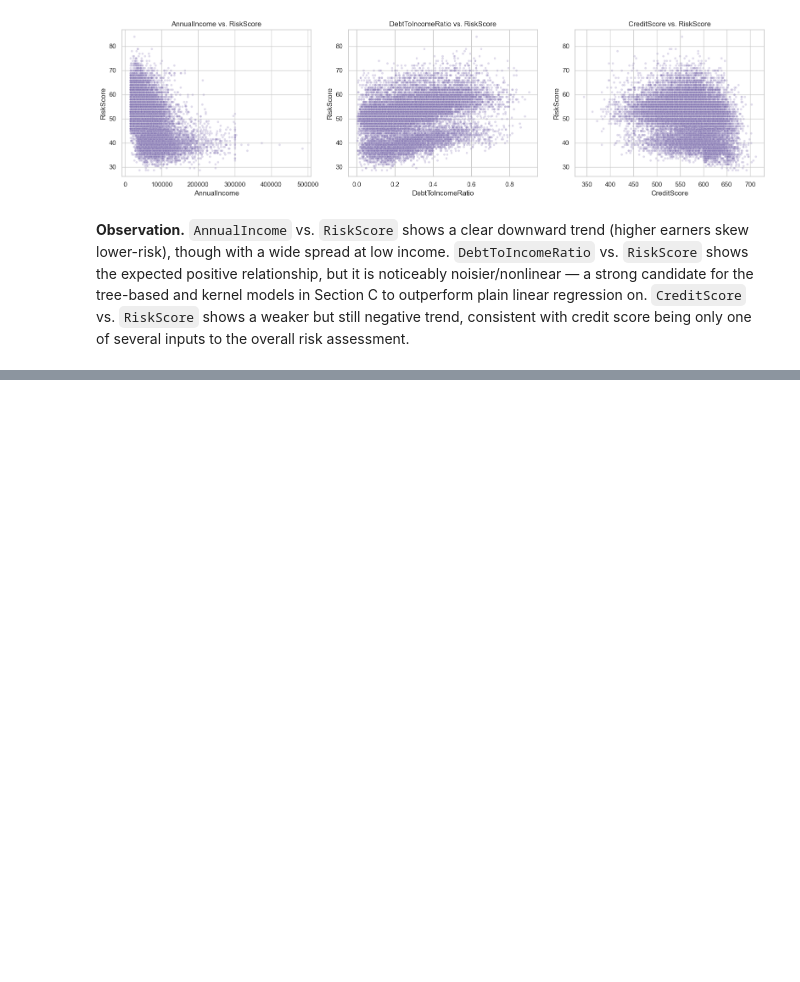
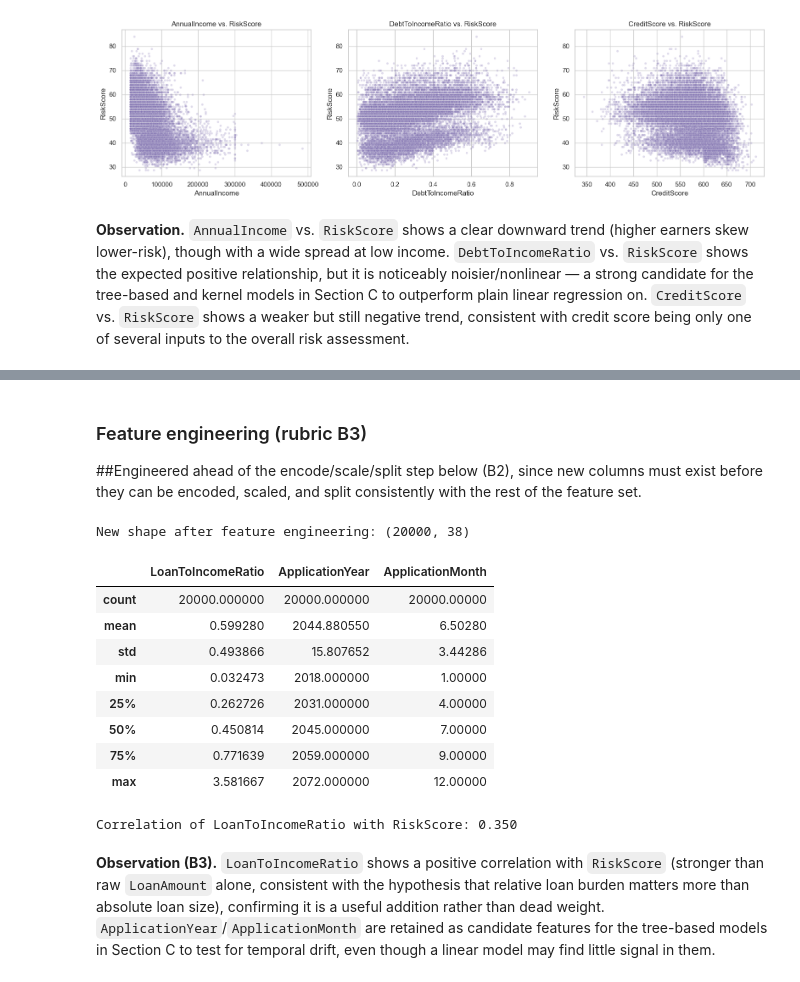
Before and after one commit to Isvarr/capstone_ml, a Jupyter notebook: credit_risk_regression.ipynb, the cells around one changed output, grey strips where cells are left out. Cells and saved outputs as stored; diff of their text form; code cells hidden in the pictures; blank space fills up the shorter version.

```diff
--- a/credit_risk_regression.ipynb
+++ b/credit_risk_regression.ipynb
@@ -275,0 +350,14 @@ score being only one of several inputs to the overall risk assessment.
+# %%
+# 4. Outlier treatment: winsorize (cap) rather than drop ------------------------
+# Capping at the IQR fences keeps all 20,000 rows (a regression model benefits from
+# sample size) while preventing a handful of extreme monetary values (e.g. very large
+# TotalAssets/NetWorth) from dominating scale-sensitive models like SVR/KNN later on.
+capped_counts = {}
+for col, (lo, hi) in bounds.items():
+    n_capped = ((df[col] < lo) | (df[col] > hi)).sum()
+    if n_capped > 0:
+        df[col] = df[col].clip(lower=lo, upper=hi)
+        capped_counts[col] = int(n_capped)
+
+print(f"Columns capped: {len(capped_counts)}")
+pd.Series(capped_counts, name="values_capped").sort_values(ascending=False).to_frame()
@@ -275,0 +391,45 @@ score being only one of several inputs to the overall risk assessment.
+# %% [markdown]
+### Feature engineering (rubric B3)
+##Engineered ahead of the encode/scale/split step below (B2), since new columns must exist before they can be encoded, scaled, and split consistently with the rest of the feature set.
+# %%
+# Engineered feature 1: LoanToIncomeRatio
+# Justification: a well-established credit-risk signal — it captures how large a loan
+# is *relative to* the applicant's ability to repay it, which raw LoanAmount or raw
+# AnnualIncome cannot express on their own (a $50k loan is a very different risk for a
+# $40k earner vs. a $400k earner). Expected to correlate positively with RiskScore.
+df["LoanToIncomeRatio"] = df["LoanAmount"] / df["AnnualIncome"]
+
+# Engineered features 2 & 3: ApplicationYear / ApplicationMonth
+# Justification: ApplicationDate itself is a free-text date a model cannot consume
+# directly. Extracting year and month lets the model capture any temporal drift in
+# underwriting policy or seasonal patterns in applicant risk, without leaking the raw
+# high-cardinality date string as a (pseudo-)categorical feature.
+df["ApplicationDate"] = pd.to_datetime(df["ApplicationDate"])
+df["ApplicationYear"] = df["ApplicationDate"].dt.year
+df["ApplicationMonth"] = df["ApplicationDate"].dt.month
+df = df.drop(columns=["ApplicationDate"])
+
+print(f"New shape after feature engineering: {df.shape}")
+df[["LoanToIncomeRatio", "ApplicationYear", "ApplicationMonth"]].describe()
+# %% [output]
+New shape after feature engineering: (20000, 38)
+|  | LoanToIncomeRatio | ApplicationYear | ApplicationMonth |
+| count | 20000.000000 | 20000.000000 | 20000.00000 |
+| mean | 0.599280 | 2044.880550 | 6.50280 |
+| std | 0.493866 | 15.807652 | 3.44286 |
+| min | 0.032473 | 2018.000000 | 1.00000 |
+| 25% | 0.262726 | 2031.000000 | 4.00000 |
+| 50% | 0.450814 | 2045.000000 | 7.00000 |
+| 75% | 0.771639 | 2059.000000 | 9.00000 |
+| max | 3.581667 | 2072.000000 | 12.00000 |
+# %%
+print(f"Correlation of LoanToIncomeRatio with RiskScore: {df['LoanToIncomeRatio'].corr(df[TARGET]):.3f}")
+# %% [output]
+Correlation of LoanToIncomeRatio with RiskScore: 0.350
+# %% [markdown]
+**Observation (B3).** `LoanToIncomeRatio` shows a positive correlation with `RiskScore`
+(stronger than raw `LoanAmount` alone, consistent with the hypothesis that relative loan burden
+matters more than absolute loan size), confirming it is a useful addition rather than dead weight.
+`ApplicationYear`/`ApplicationMonth` are retained as candidate features for the tree-based models
+in Section C to test for temporal drift, even though a linear model may find little signal in
+them.
```
Also changed, not shown: parts of 13 cells of this notebook.
